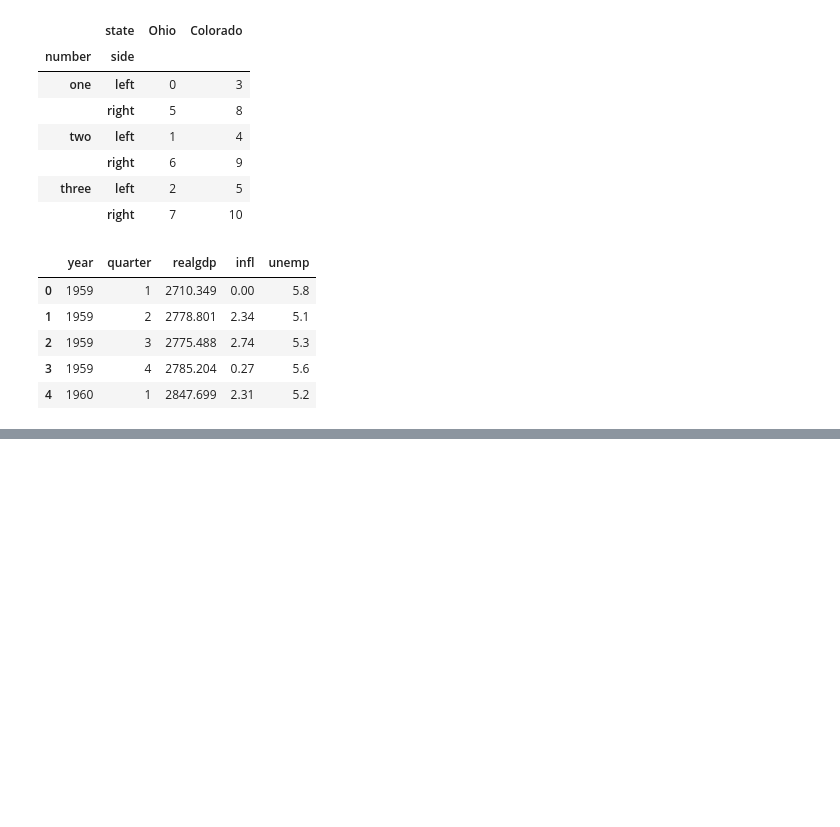
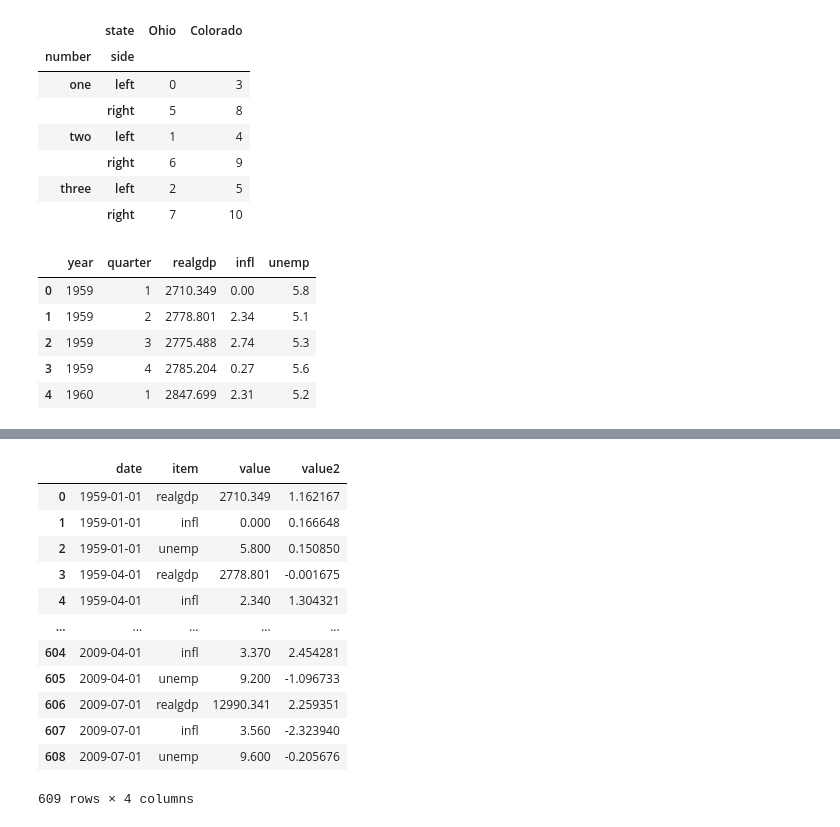
Before and after one commit to yigangzhang/pydata-book, a Jupyter notebook: ch08.ipynb, the cells around one changed output, grey strips where cells are left out. Cells and saved outputs as stored; diff of their text form; code cells hidden in the pictures; blank space fills up the shorter version.

```diff
--- a/ch08.ipynb
+++ b/ch08.ipynb
@@ -1112,5 +1117,5 @@ data.head()
 # %%
-periods = pd.PeriodIndex(year=data.pop("year"),
-                         quarter=data.pop("quarter"),
-                         name="date")
+periods = pd.PeriodIndex.from_fields(year=data.pop("year"),
+                         quarter=data.pop("quarter"))
+periods.name = "date"
 periods
@@ -1143,3 +1288,19 @@ pivoted["value"].head()
+# %%
+long_data
+# %% [output]
+|  | date | item | value | value2 |
+| 0 | 1959-01-01 | realgdp | 2710.349 | 1.162167 |
+| 1 | 1959-01-01 | infl | 0.000 | 0.166648 |
+| 2 | 1959-01-01 | unemp | 5.800 | 0.150850 |
+| 3 | 1959-04-01 | realgdp | 2778.801 | -0.001675 |
+| 4 | 1959-04-01 | infl | 2.340 | 1.304321 |
+| ... | ... | ... | ... | ... |
+| 604 | 2009-04-01 | infl | 3.370 | 2.454281 |
+| 605 | 2009-04-01 | unemp | 9.200 | -1.096733 |
+| 606 | 2009-07-01 | realgdp | 12990.341 | 2.259351 |
+| 607 | 2009-07-01 | infl | 3.560 | -2.323940 |
+| 608 | 2009-07-01 | unemp | 9.600 | -0.205676 |
+609 rows × 4 columns
 # %%
 unstacked = long_data.set_index(["date", "item"]).unstack(level="item")
 unstacked.head()
```
Also changed, not shown: parts of 24 cells of this notebook, 1 other file.
